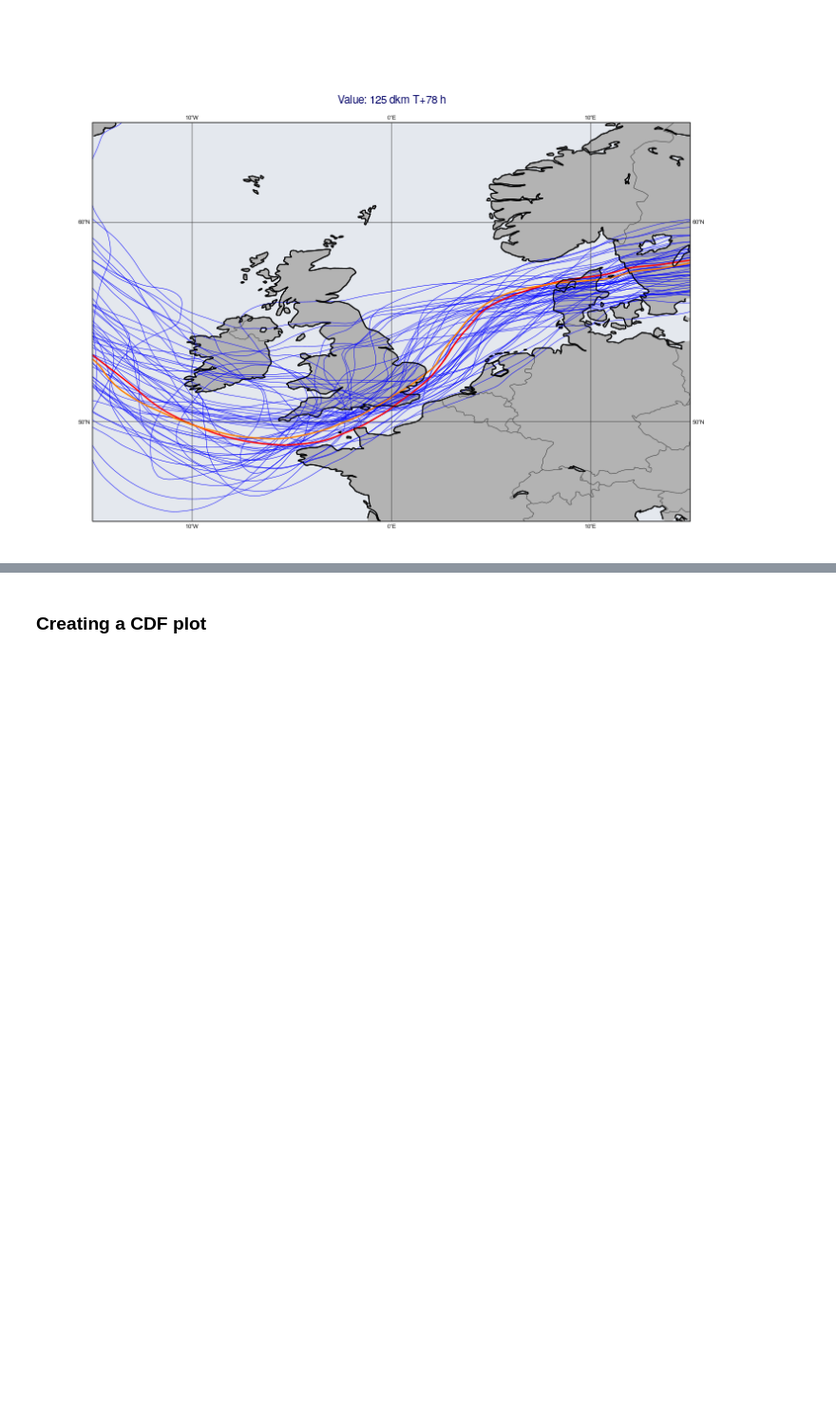
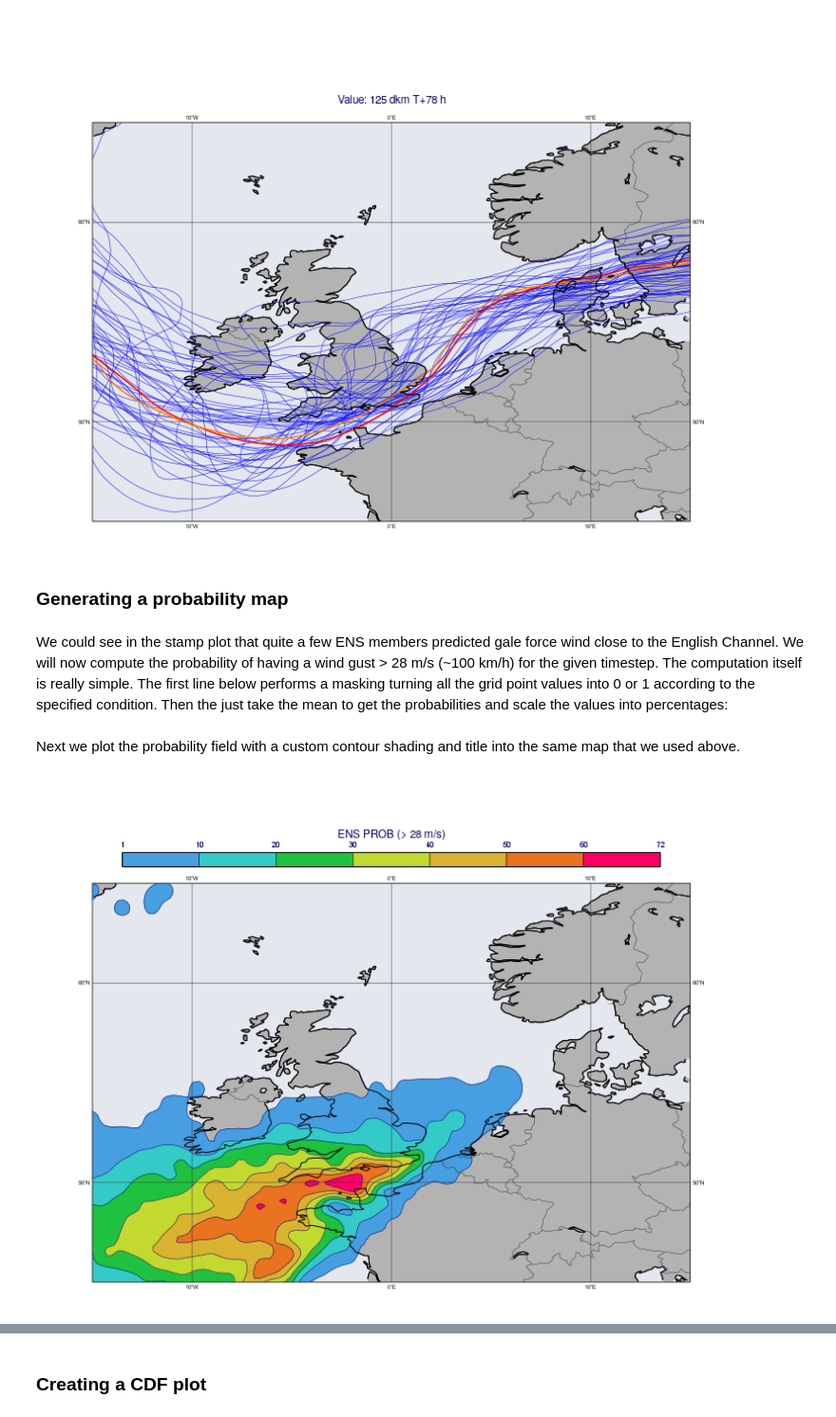
Before and after one commit to ecmwf/metview-python, a Jupyter notebook: examples/ens_computing_plotting.ipynb, the cells around one changed output, grey strips where cells are left out. Shown at 95% size. Cells and saved outputs as stored; diff of their text form; code cells hidden in the pictures; blank space fills up the shorter version.

```diff
--- a/examples/ens_computing_plotting.ipynb
+++ b/examples/ens_computing_plotting.ipynb
@@ -289,3 +258,7 @@ mv.plot(view, plt_lst, cont_pf,
         fc, cont_fc, title)
 # %% [output]
 [figure]
+# %% [markdown]
+### Generating a probability map
+# %% [markdown]
+We could see in the stamp plot that quite a few ENS members predicted gale force wind close to the English Channel. We will now compute the probability of having a wind gust > 28 m/s (~100 km/h) for the given timestep. The computation itself is really simple. The first line below performs a masking turning all the grid point values into 0 or 1 according to the specified condition. Then the just take the mean to get the probabilities and scale the values into percentages:
@@ -291,0 +268,22 @@ mv.plot(view, plt_lst, cont_pf,
+# %% [markdown]
+Next we plot the probability field with a custom contour shading and title into the same map that we used above.
+# %%
+prob_shade = mv.mcont(
+    legend                       = "on",
+    contour_line_colour          = "navy",
+    contour_highlight            = "off",
+    contour_level_selection_type = "level_list",
+    contour_level_list           = [1, 10, 20, 30, 40, 50, 60, 72],
+    contour_label                = "off",
+    contour_shade                = "on",
+    contour_shade_colour_method  = "palette",
+    contour_shade_method         = "area_fill",
+    contour_shade_palette_name   = "eccharts_rainbow_blue_red_7"
+    )
+
+prob_title = mv.mtext(text_lines=["ENS PROB (> 28 m/s)"],
+                      text_font_size=0.5)
+
+mv.plot(view, prob, prob_shade, legend, prob_title)
+# %% [output]
+[figure, added]
```
Also changed, not shown: parts of 14 cells of this notebook.
